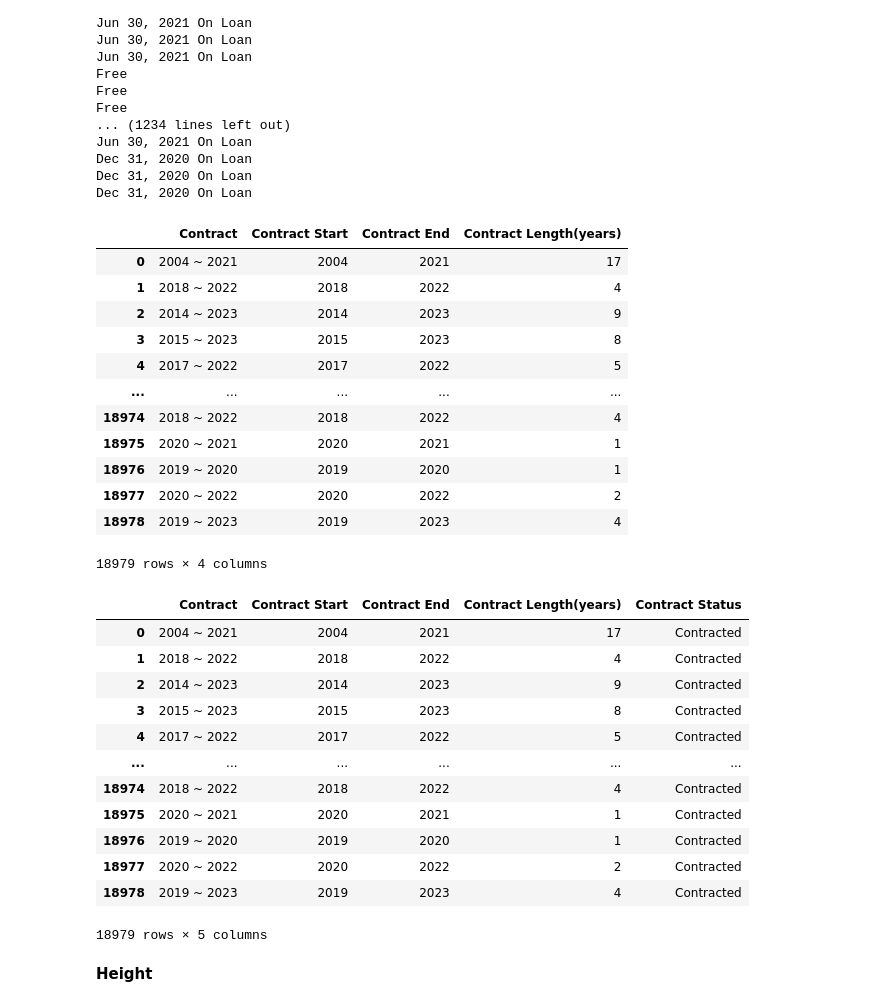
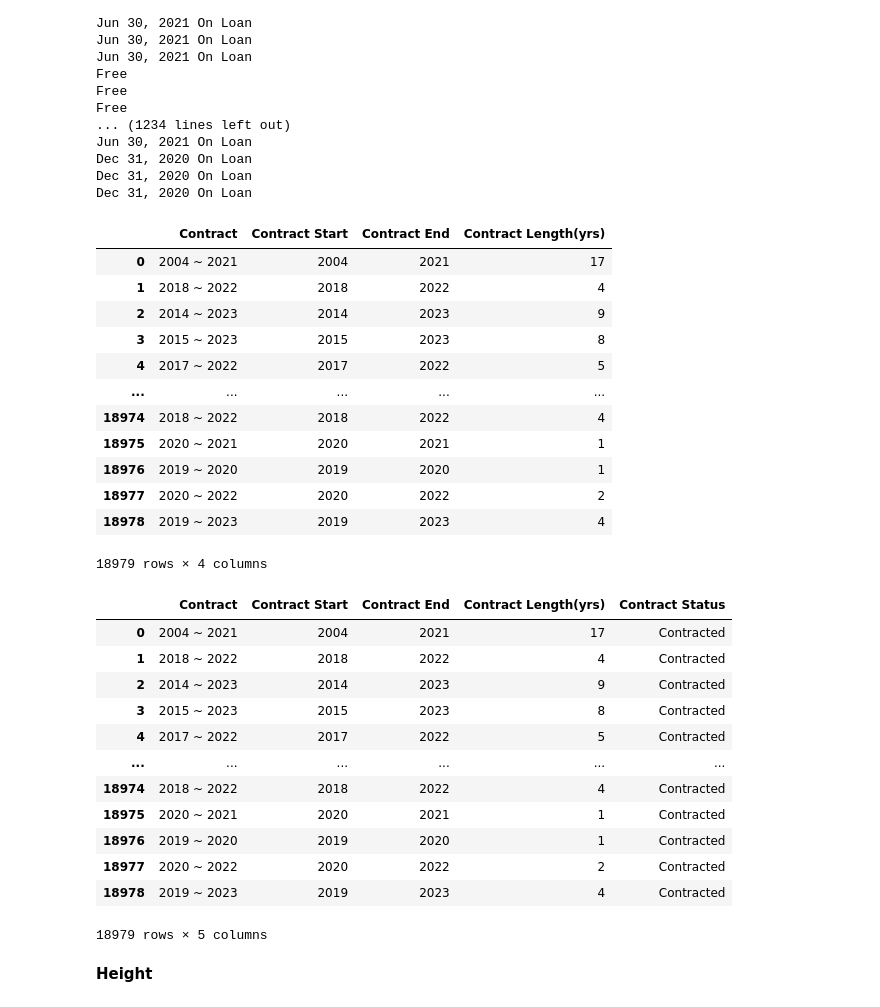
Before and after one commit to loreeugene/data-personal-projects, a Jupyter notebook: fifa-21-data-cleaning/fifa-21-data-cleaning.ipynb, the cells around one changed output. Drawn from its saved outputs; the diff is of its cells as text; code cells hidden in the pictures.

```diff
--- a/fifa-21-data-cleaning/fifa-21-data-cleaning.ipynb
+++ b/fifa-21-data-cleaning/fifa-21-data-cleaning.ipynb
@@ -162,16 +162,16 @@ def extract_contract_info(contract):
     return start_date, end_date, contract_length
 # %%
 # Apply the function to Contract column and create a new columns
-new_cols = ['Contract Start', 'Contract End', 'Contract Length(years)']
+new_cols = ['Contract Start', 'Contract End', 'Contract Length(yrs)']
 new_data = fifa['Contract'].apply(lambda x: pd.Series(extract_contract_info(x)))
 # %%
 # For loop that will loop trough all the column names and insert the data that was extracted
 for i in range(len(new_cols)):
     fifa.insert(loc=fifa.columns.get_loc('Contract')+1+i, column=new_cols[i], value=new_data[i])
 # %%
-fifa[['Contract', 'Contract Start', 'Contract End', 'Contract Length(years)']]
+fifa[['Contract', 'Contract Start', 'Contract End', 'Contract Length(yrs)']]
 # %% [output]
-|  | Contract | Contract Start | Contract End | Contract Length(years) |
+|  | Contract | Contract Start | Contract End | Contract Length(yrs) |
 | 0 | 2004 ~ 2021 | 2004 | 2021 | 17 |
 | 1 | 2018 ~ 2022 | 2018 | 2022 | 4 |
 | 2 | 2014 ~ 2023 | 2014 | 2023 | 9 |
@@ -199,7 +199,7 @@ fifa.insert(fifa.columns.get_loc('Contract Length(years)')+1, 'Contract Status',
 # %%
-fifa[['Contract', 'Contract Start', 'Contract End', 'Contract Length(years)', 'Contract Status']]
+fifa[['Contract', 'Contract Start', 'Contract End', 'Contract Length(yrs)', 'Contract Status']]
 # %% [output]
-|  | Contract | Contract Start | Contract End | Contract Length(years) | Contract Status |
+|  | Contract | Contract Start | Contract End | Contract Length(yrs) | Contract Status |
 | 0 | 2004 ~ 2021 | 2004 | 2021 | 17 | Contracted |
 | 1 | 2018 ~ 2022 | 2018 | 2022 | 4 | Contracted |
 | 2 | 2014 ~ 2023 | 2014 | 2023 | 9 | Contracted |
```
Also changed, not shown: parts of 35 cells of this notebook.
